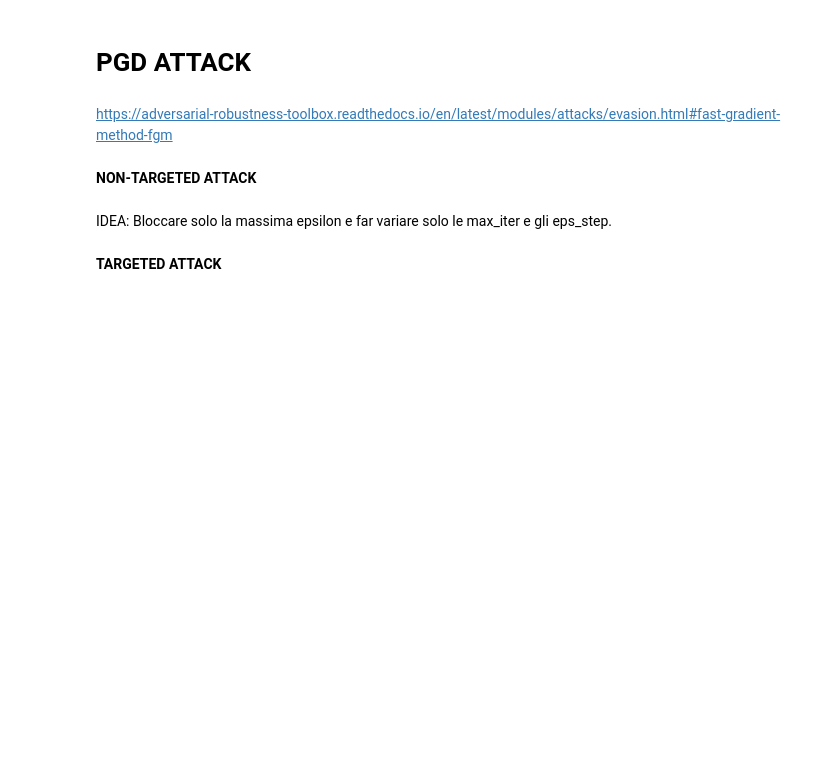
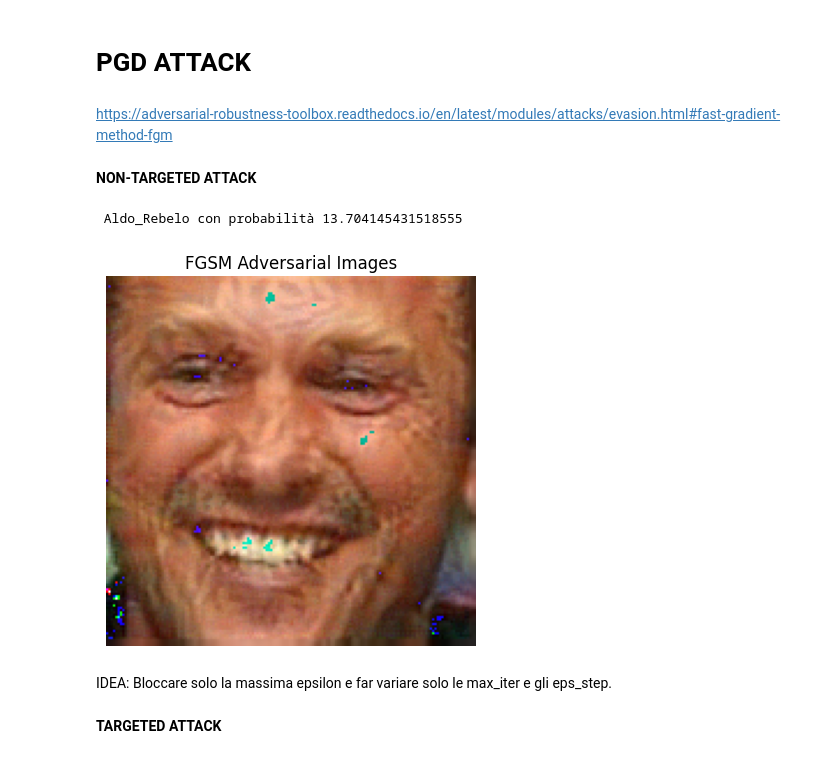
Before and after one commit to dany9999/Face_Recognition_Security, a Jupyter notebook: vggtest (1).ipynb, the cells around one changed output. Saved outputs shown, nothing was run; the diff lists cells and outputs as text; code cells hidden in the pictures; blank space fills up the shorter version.

```diff
--- a/vggtest (1).ipynb
+++ b/vggtest (1).ipynb
@@ -186,9 +198,9 @@ classifier = PyTorchClassifier(resnet,input_shape=[224,224], loss=CrossEntropyLo
 # %% [markdown]
 **NON-TARGETED ATTACK**
 # %%
-epsilon = 0.1
-eps_step = 0.1
-max_iter = 1
+epsilon = 0.07 # max epsilon
+eps_step = 0.01
+max_iter = 7
 
 attack = ProjectedGradientDescentPyTorch(estimator=classifier, eps = epsilon, eps_step=eps_step, targeted=False, max_iter = max_iter)
 # %%
@@ -198,6 +210,31 @@ test_images_adv = attack.generate(test_img)  # Utilizzare generate per generare
 model_predictions = classifier.predict(test_images_adv) # Classifier
 predicted_label = LABELS[np.array(model_predictions.argmax())]
 print("{} con probabilità {}".format(predicted_label,model_predictions[0][model_predictions.argmax()]))
+# %% [output]
+ Aldo_Rebelo con probabilità 13.704145431518555
+# %%
+import numpy as np
+import matplotlib.pyplot as plt
+import cv2
+
+# Supponiamo che test_images_adv sia un array numpy con forma (1, 3, 160, 160)
+# Rimuoviamo la dimensione batch extra
+test_images_adv = np.squeeze(test_images_adv, axis=0)  # Ora la forma è (3, 160, 160)
+
+# Trasponiamo l'array per convertirlo nel formato channels-last
+test_images_adv = np.transpose(test_images_adv, (1, 2, 0))  # Ora la forma è (160, 160, 3)
+
+# Convertiamo in tipo uint8 se necessario
+if test_images_adv.dtype != np.uint8:
+    test_images_adv = (test_images_adv * 255).astype(np.uint8)
+
+# Visualizziamo l'immagine con Matplotlib
+plt.imshow(test_images_adv)
+plt.title("FGSM Adversarial Images")
+plt.axis('off')  # Disabilita gli assi
+plt.show()
+# %% [output]
+[figure, added]
 # %% [markdown]
 IDEA: Bloccare solo la massima epsilon e far variare solo le max_iter e gli eps_step.
 # %%
```
Also changed, not shown: parts of 9 cells of this notebook.
